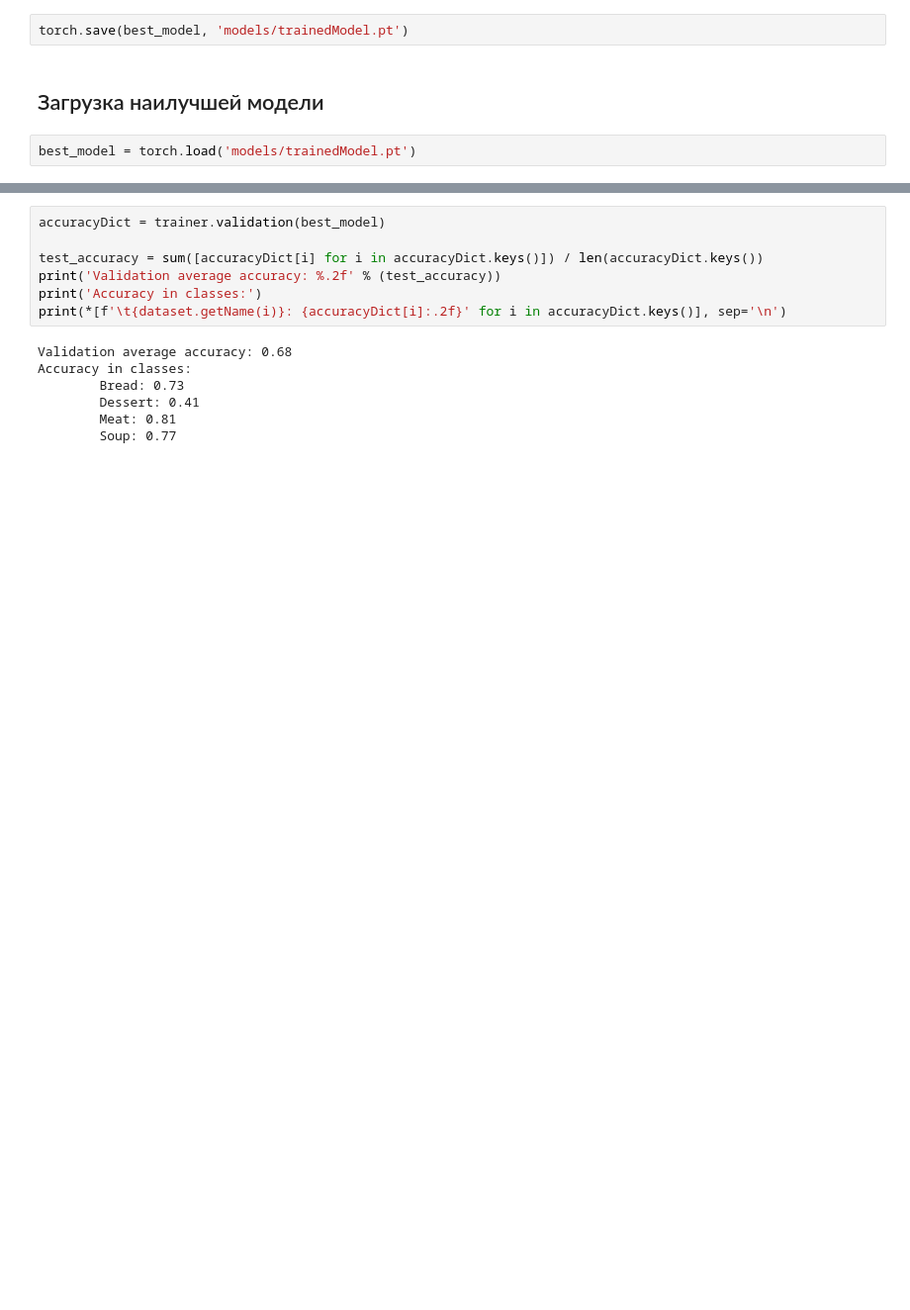
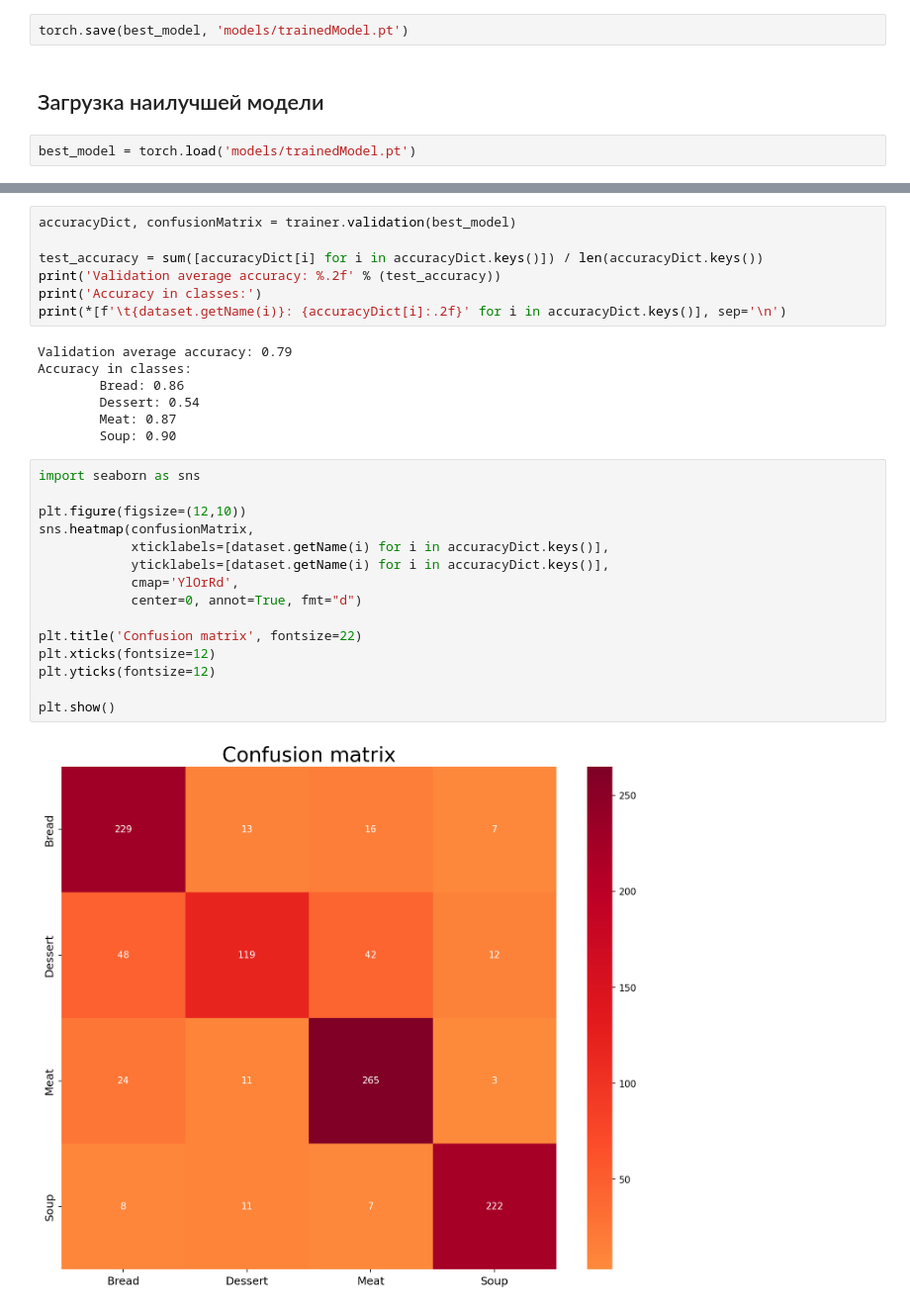
Before and after one commit to Koolana/CV-ImageClassification, a Jupyter notebook: demo.ipynb, the cells around one changed output, grey strips where cells are left out. Shown: that part at 99% size. Cells and saved outputs as stored; diff of their text form; blank space fills up the shorter version.

Commit message:
Added confusion matrix in notebook

```diff
--- a/demo.ipynb
+++ b/demo.ipynb
@@ -274,14 +306,31 @@ best_model = torch.load('models/trainedModel.pt')
 # %%
-accuracyDict = trainer.validation(best_model)
+accuracyDict, confusionMatrix = trainer.validation(best_model)
 
 test_accuracy = sum([accuracyDict[i] for i in accuracyDict.keys()]) / len(accuracyDict.keys())
 print('Validation average accuracy: %.2f' % (test_accuracy))
 print('Accuracy in classes:')
 print(*[f'\t{dataset.getName(i)}: {accuracyDict[i]:.2f}' for i in accuracyDict.keys()], sep='\n')
 # %% [output]
-Validation average accuracy: 0.68
+Validation average accuracy: 0.79
 Accuracy in classes:
-        Bread: 0.73
-        Dessert: 0.41
-        Meat: 0.81
-        Soup: 0.77
+        Bread: 0.86
+        Dessert: 0.54
+        Meat: 0.87
+        Soup: 0.90
+# %%
+import seaborn as sns
+
+plt.figure(figsize=(12,10))
+sns.heatmap(confusionMatrix,
+            xticklabels=[dataset.getName(i) for i in accuracyDict.keys()],
+            yticklabels=[dataset.getName(i) for i in accuracyDict.keys()],
+            cmap='YlOrRd',
+            center=0, annot=True, fmt="d")
+
+plt.title('Confusion matrix', fontsize=22)
+plt.xticks(fontsize=12)
+plt.yticks(fontsize=12)
+
+plt.show()
+# %% [output]
+[figure, added]
```
Also changed, not shown: parts of 21 cells of this notebook, 2 other files.
